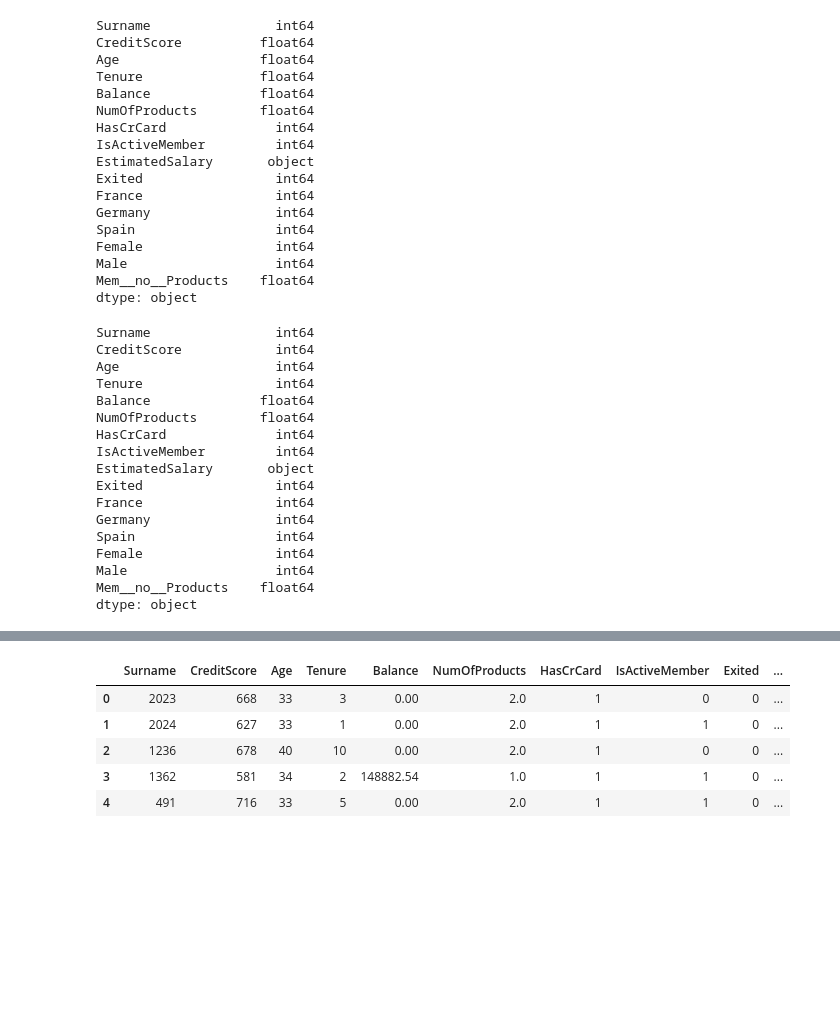
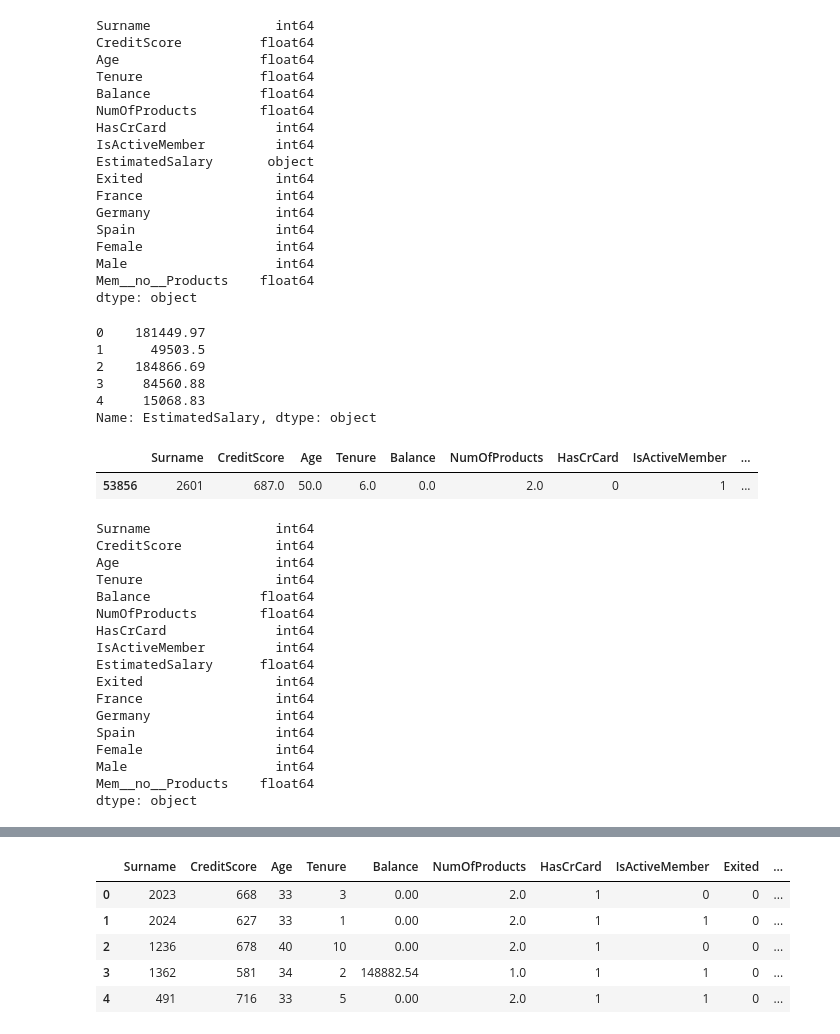
Before and after one commit to vanki2003/bank-churn, a Jupyter notebook: main.ipynb, the cells around one changed output, grey strips where cells are left out. Cells and saved outputs as stored; diff of their text form; code cells hidden in the pictures; blank space fills up the shorter version.

```diff
--- a/main.ipynb
+++ b/main.ipynb
@@ -60,3 +60,17 @@ Female                 int64
 Male                   int64
 Mem__no__Products    float64
 dtype: object
+# %%
+bank_new['EstimatedSalary'].head()
+# %% [output]
+0    181449.97
+1      49503.5
+2    184866.69
+3     84560.88
+4     15068.83
+Name: EstimatedSalary, dtype: object
+# %%
+bank_new.loc[bank_new['EstimatedSalary'] == '38.190.168']
+# %% [output]
+|  | Surname | CreditScore | Age | Tenure | Balance | NumOfProducts | HasCrCard | IsActiveMember | ... |
+| 53856 | 2601 | 687.0 | 50.0 | 6.0 | 0.0 | 2.0 | 0 | 1 | ... |
@@ -63,5 +80,5 @@ dtype: object
 # %%
-bank_new = bank_new.astype({"CreditScore": 'int64', "Age": 'int64', "Tenure": 'int64'})
+bank_new = bank_new.astype({"CreditScore": 'int64', "Age": 'int64', "Tenure": 'int64', "EstimatedSalary": 'float64'})
 bank_new.dtypes
 # %% [output]
 Surname                int64
@@ -72,7 +89,7 @@ Balance              float64
 NumOfProducts        float64
 HasCrCard              int64
 IsActiveMember         int64
-EstimatedSalary       object
+EstimatedSalary      float64
 Exited                 int64
 France                 int64
 Germany                int64
```
Also changed, not shown: parts of 7 cells of this notebook.
